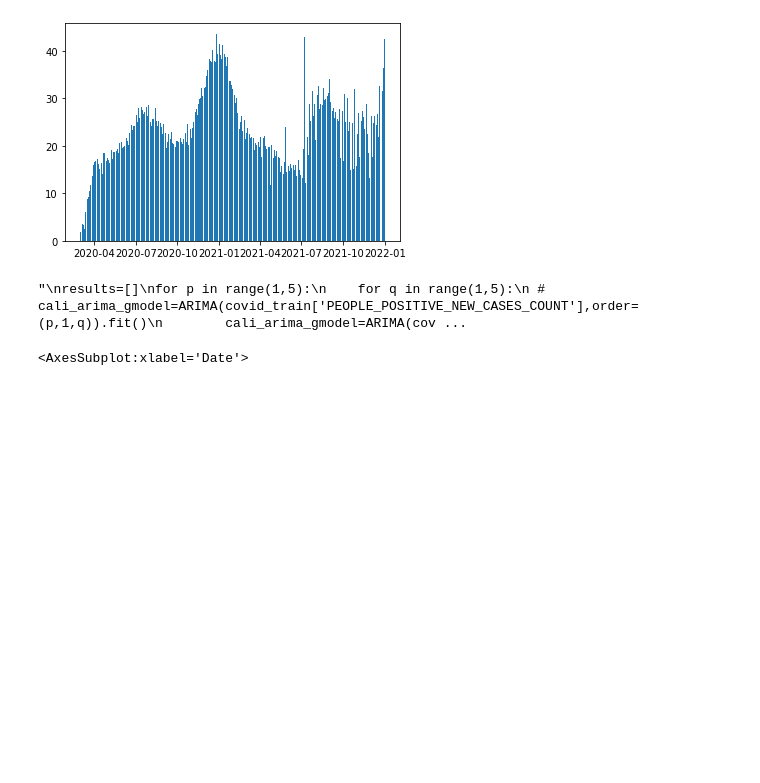
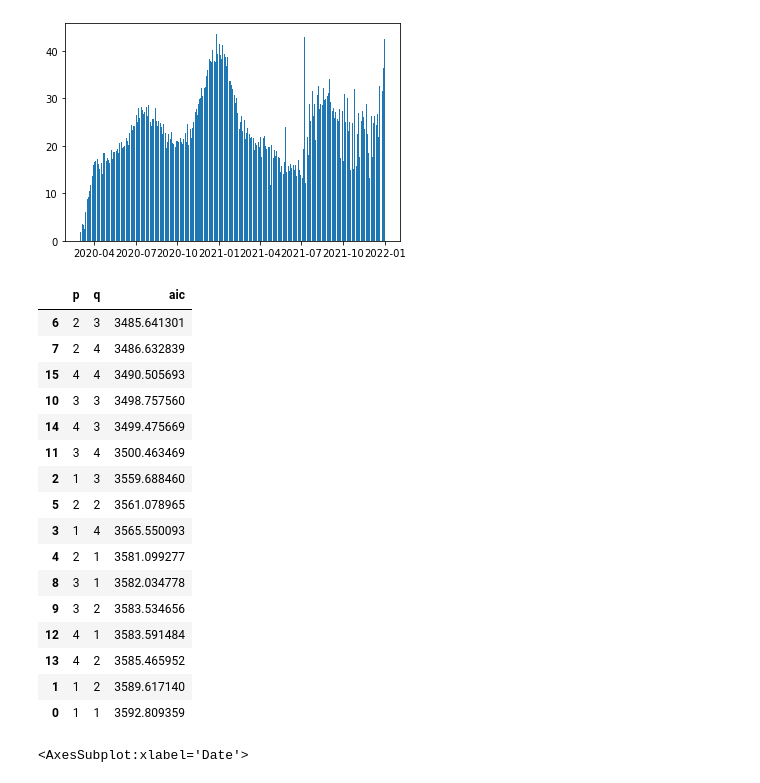
Before and after one commit to danielhe-nu/STAT390-Snowman, a Jupyter notebook: Daniel Final/Cali_Univariate.ipynb, the cells around one changed output. Saved outputs shown, nothing was run; the diff lists cells and outputs as text; code cells hidden in the pictures; blank space fills up the shorter version.

```diff
--- a/Daniel Final/Cali_Univariate.ipynb
+++ b/Daniel Final/Cali_Univariate.ipynb
@@ -188,17 +188,32 @@ plt.bar(covid_train_boxcox.index, covid_train_boxcox['PEOPLE_POSITIVE_NEW_CASES_
 [figure]
 # %%
 # Grid Search
-'''
+
 results=[]
 for p in range(1,5):
     for q in range(1,5):
  #       cali_arima_gmodel=ARIMA(covid_train['PEOPLE_POSITIVE_NEW_CASES_COUNT'],order=(p,1,q)).fit()
         cali_arima_gmodel=ARIMA(covid_train_boxcox['PEOPLE_POSITIVE_NEW_CASES_COUNT_new'],order=(p,1,q)).fit()
         results.append([p,q,cali_arima_gmodel.aic])
 pd.DataFrame(results, columns=['p','q','aic']).sort_values('aic')
-'''
 # %% [output]
-"\nresults=[]\nfor p in range(1,5):\n    for q in range(1,5):\n #       cali_arima_gmodel=ARIMA(covid_train['PEOPLE_POSITIVE_NEW_CASES_COUNT'],order=(p,1,q)).fit()\n        cali_arima_gmodel=ARIMA(cov ...
+|  | p | q | aic |
+| 6 | 2 | 3 | 3485.641301 |
+| 7 | 2 | 4 | 3486.632839 |
+| 15 | 4 | 4 | 3490.505693 |
+| 10 | 3 | 3 | 3498.757560 |
+| 14 | 4 | 3 | 3499.475669 |
+| 11 | 3 | 4 | 3500.463469 |
+| 2 | 1 | 3 | 3559.688460 |
+| 5 | 2 | 2 | 3561.078965 |
+| 3 | 1 | 4 | 3565.550093 |
+| 4 | 2 | 1 | 3581.099277 |
+| 8 | 3 | 1 | 3582.034778 |
+| 9 | 3 | 2 | 3583.534656 |
+| 12 | 4 | 1 | 3583.591484 |
+| 13 | 4 | 2 | 3585.465952 |
+| 1 | 1 | 2 | 3589.617140 |
+| 0 | 1 | 1 | 3592.809359 |
 # %%
 cali_after_gmodel=ARIMA(covid_train_boxcox['PEOPLE_POSITIVE_NEW_CASES_COUNT_new'],order=(2,1,3))
 cali_after_gmodel_fit =cali_after_gmodel.fit()
```
